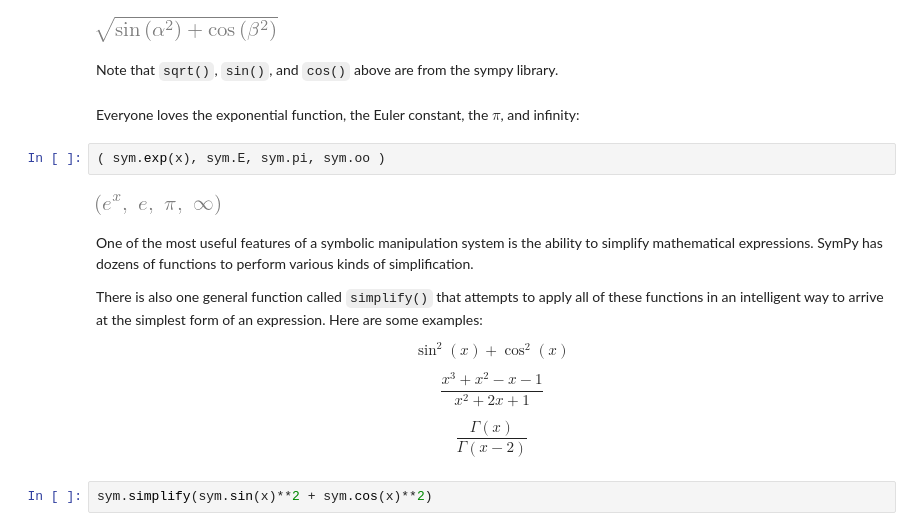
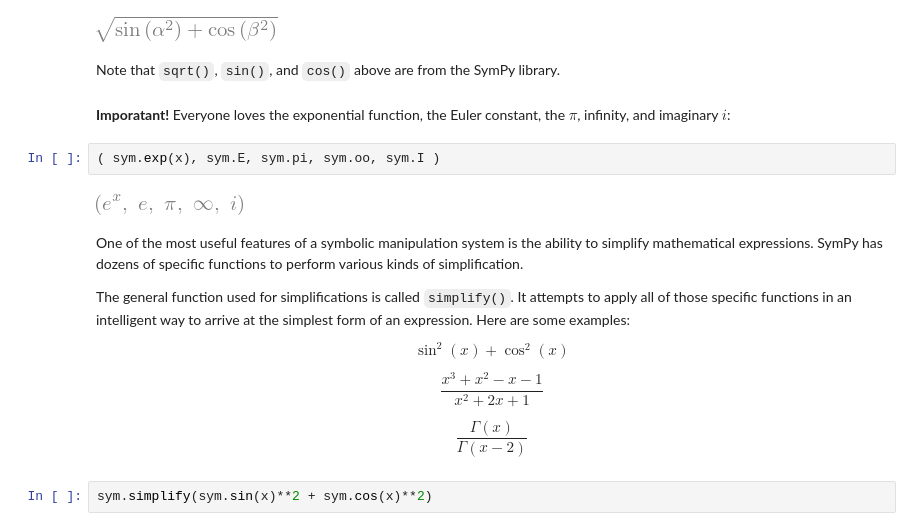
Before and after one commit to uqglmn/qm, a Jupyter notebook: A_mini_SymPy_tutorial.ipynb, the cells around one changed output. Drawn from its saved outputs; the diff is of its cells as text.

```diff
--- a/A_mini_SymPy_tutorial.ipynb
+++ b/A_mini_SymPy_tutorial.ipynb
@@ -37,17 +37,17 @@ expr
 # %% [output]
 [figure]
 # %% [markdown]
-Note that ``sqrt()``, ``sin()``, and ``cos()`` above are from the sympy library.
+Note that ``sqrt()``, ``sin()``, and ``cos()`` above are from the SymPy library.
 # %% [markdown]
-Everyone loves the exponential function, the Euler constant, the $\pi$, and infinity:
+**Imporatant!** Everyone loves the exponential function, the Euler constant, the $\pi$, infinity, and imaginary $i$:
 # %%
-( sym.exp(x), sym.E, sym.pi, sym.oo )
+( sym.exp(x), sym.E, sym.pi, sym.oo, sym.I )
 # %% [output]
-[figure, old version]
+[figure, new version]
 # %% [markdown]
-One of the most useful features of a symbolic manipulation system is the ability to simplify mathematical expressions. SymPy has dozens of functions to perform various kinds of simplification.
+One of the most useful features of a symbolic manipulation system is the ability to simplify mathematical expressions. SymPy has dozens of specific functions to perform various kinds of simplification.
 
-There is also one general function called ``simplify()`` that attempts to apply all of these functions in an intelligent way to arrive at the simplest form of an expression. Here are some examples:
+The general function used for simplifications is called ``simplify()``. It attempts to apply all of those specific functions in an intelligent way to arrive at the simplest form of an expression. Here are some examples:
 
 $$\sin^2(x) + \cos^2(x) $$
 
```
Also changed, not shown: parts of 18 cells of this notebook.
